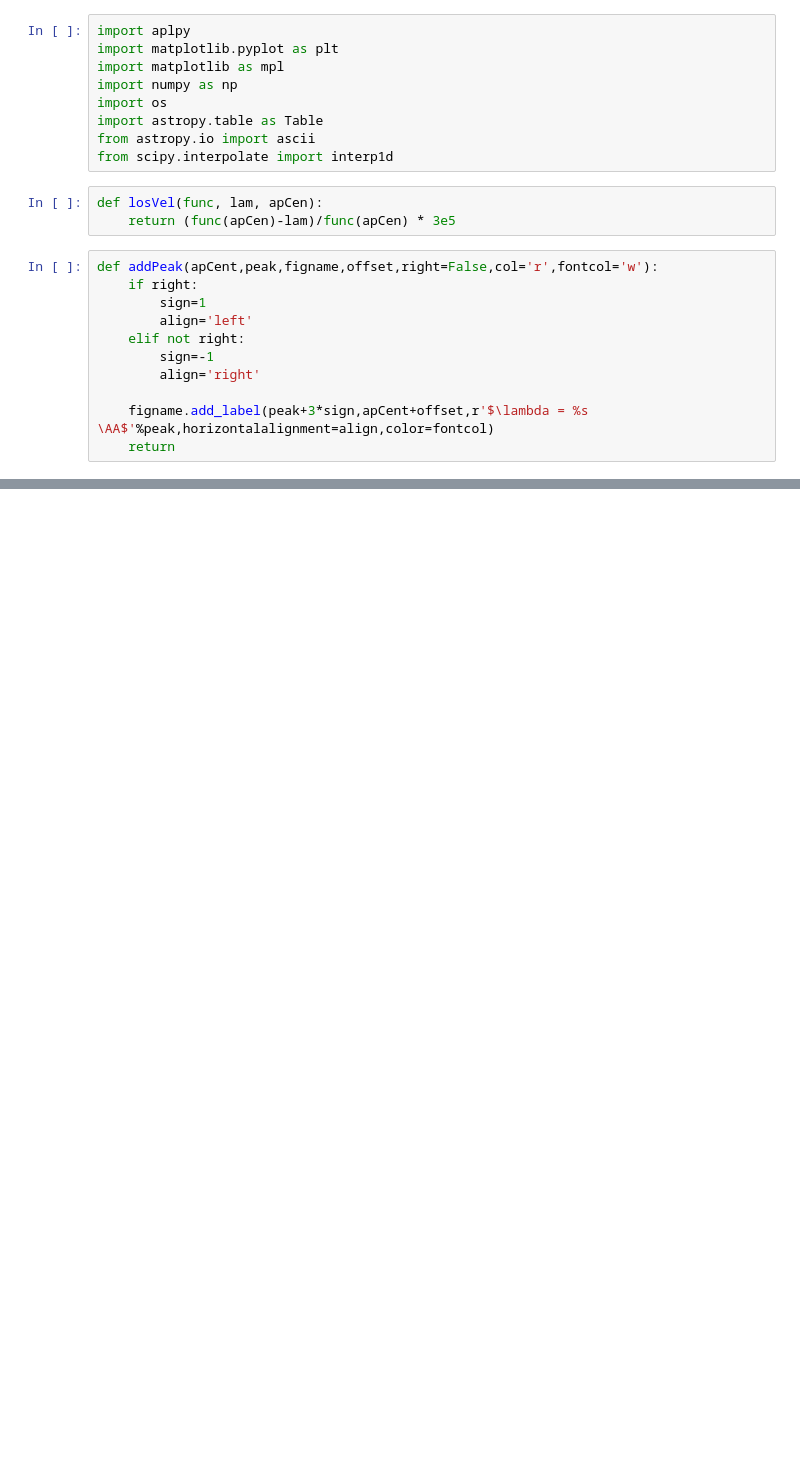
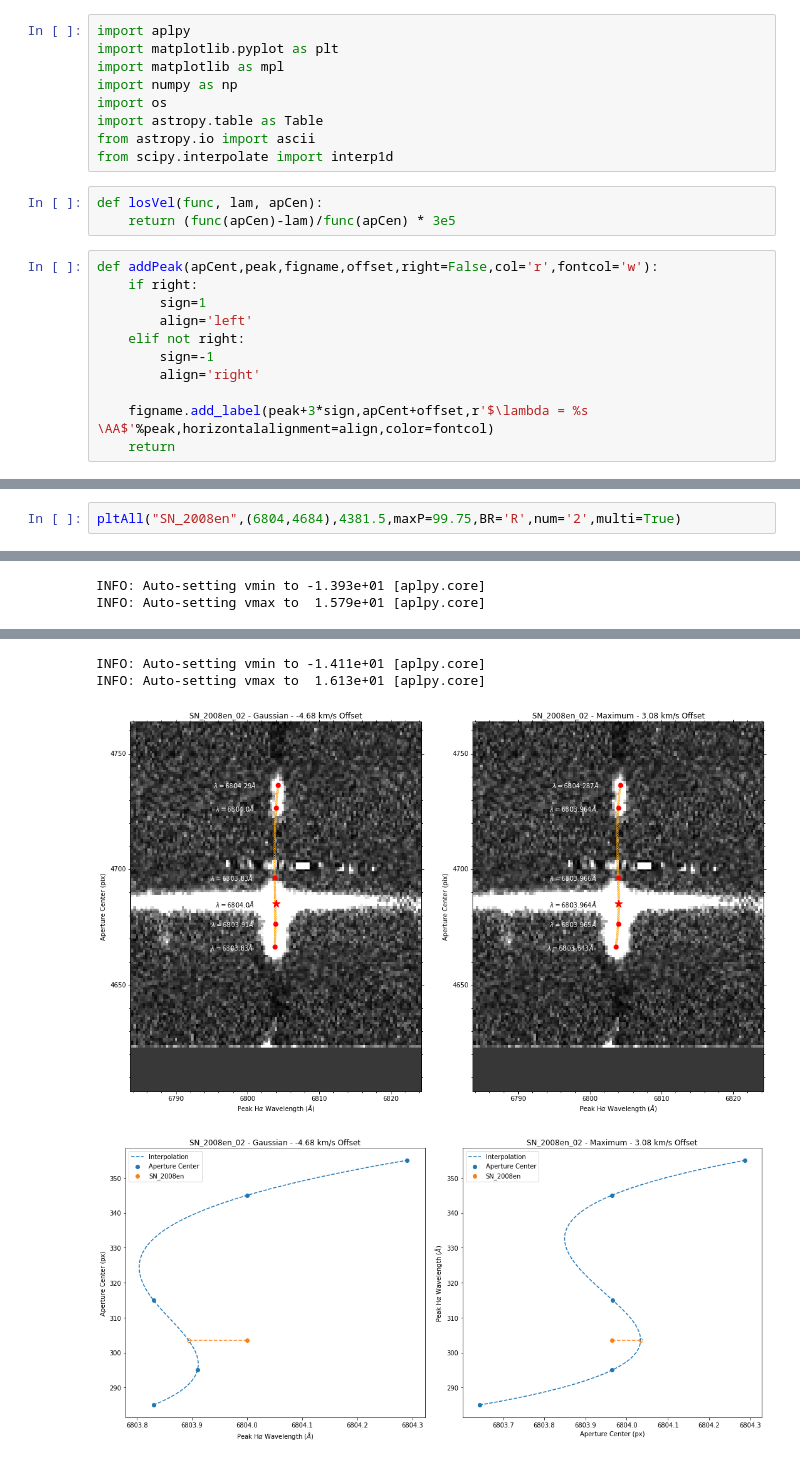
Before and after one commit to infinitempg/Summer-Research-2018, a Jupyter notebook: aplpy.ipynb, the cells around one changed output, grey strips where cells are left out. Cells and saved outputs as stored; diff of their text form; blank space fills up the shorter version.

```diff
--- a/aplpy.ipynb
+++ b/aplpy.ipynb
@@ -166,0 +193,3 @@ INFO: Auto-setting vmax to  3.696e+01 [aplpy.core]
+# %%
+pltAll("SN_2008en",(6804,4684),4381.5,maxP=99.75,BR='R',num='2',multi=True)
+# %% [output]
@@ -166,0 +197,2 @@ INFO: Auto-setting vmax to  3.696e+01 [aplpy.core]
+INFO: Auto-setting vmin to -1.393e+01 [aplpy.core]
+INFO: Auto-setting vmax to  1.579e+01 [aplpy.core]
@@ -166,0 +200,4 @@ INFO: Auto-setting vmax to  3.696e+01 [aplpy.core]
+INFO: Auto-setting vmin to -1.411e+01 [aplpy.core]
+INFO: Auto-setting vmax to  1.613e+01 [aplpy.core]
+[figure, added]
+[figure, added]
```
Also changed, not shown: parts of 10 cells of this notebook, 30 other files.
